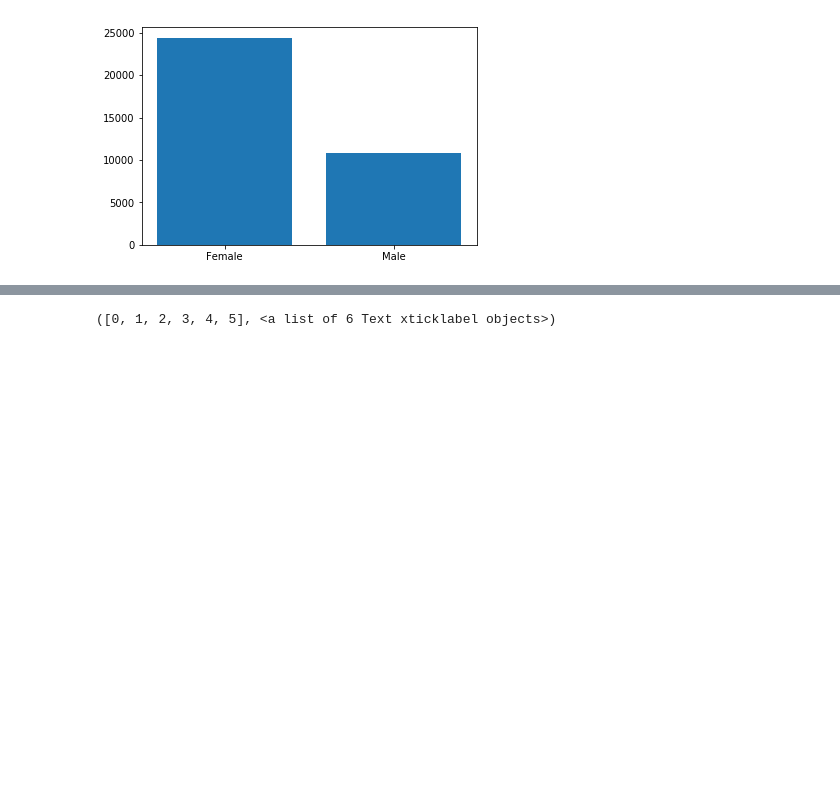
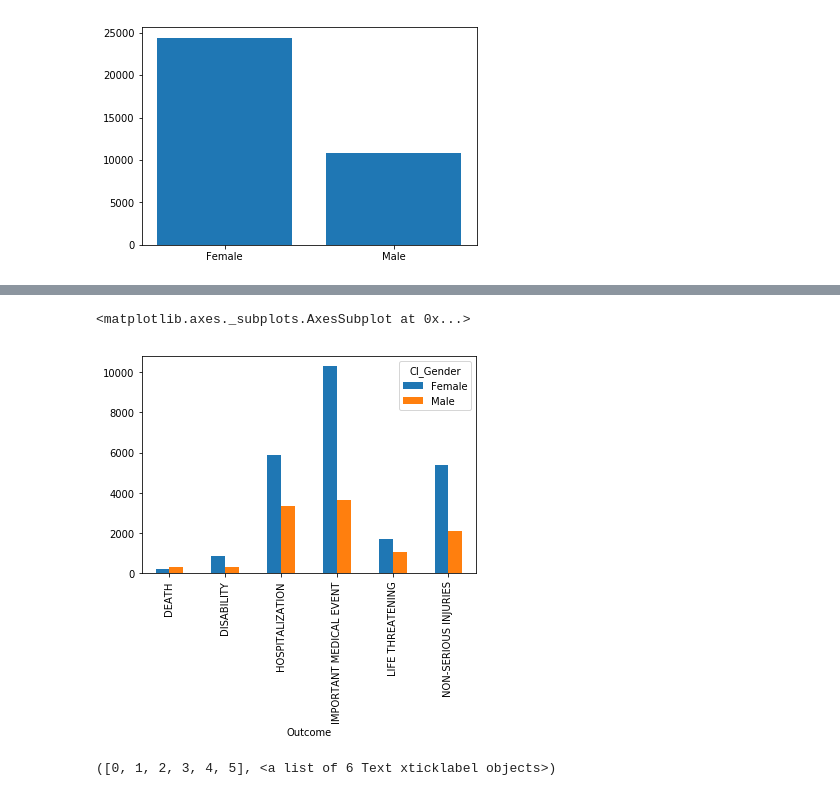
Before and after one commit to ying-li-python/Vita-Mine, a Jupyter notebook: PROJECT.ipynb, the cells around one changed output, grey strips where cells are left out. Saved outputs shown, nothing was run; the diff lists cells and outputs as text; code cells hidden in the pictures; blank space fills up the shorter version.

```diff
--- a/PROJECT.ipynb
+++ b/PROJECT.ipynb
@@ -301,3 +349,8 @@ Reject Null Hypothese, We conclude that there is significant difference between
+# %%
+dfcip1.plot(kind="bar")
+# %% [output]
+<matplotlib.axes._subplots.AxesSubplot at 0x...>
+[figure, added]
 # %%
 dfn=df.groupby("CI_Gender")["Outcome"].value_counts()
 dfn=dfn[:-1]
```
Also changed, not shown: parts of 12 cells of this notebook, 2 other files.
